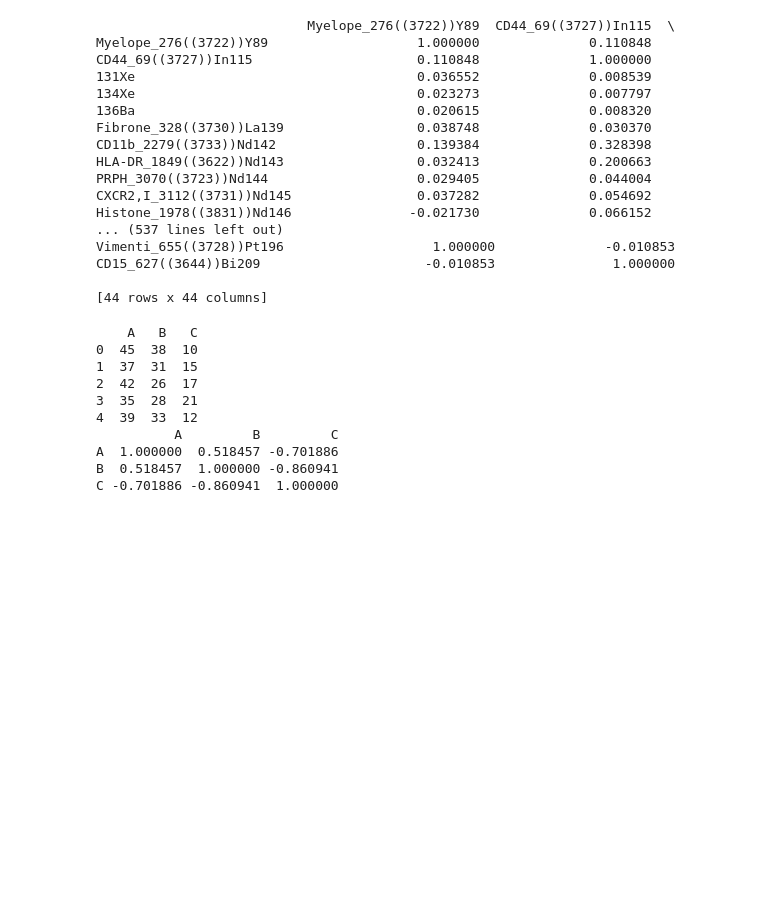
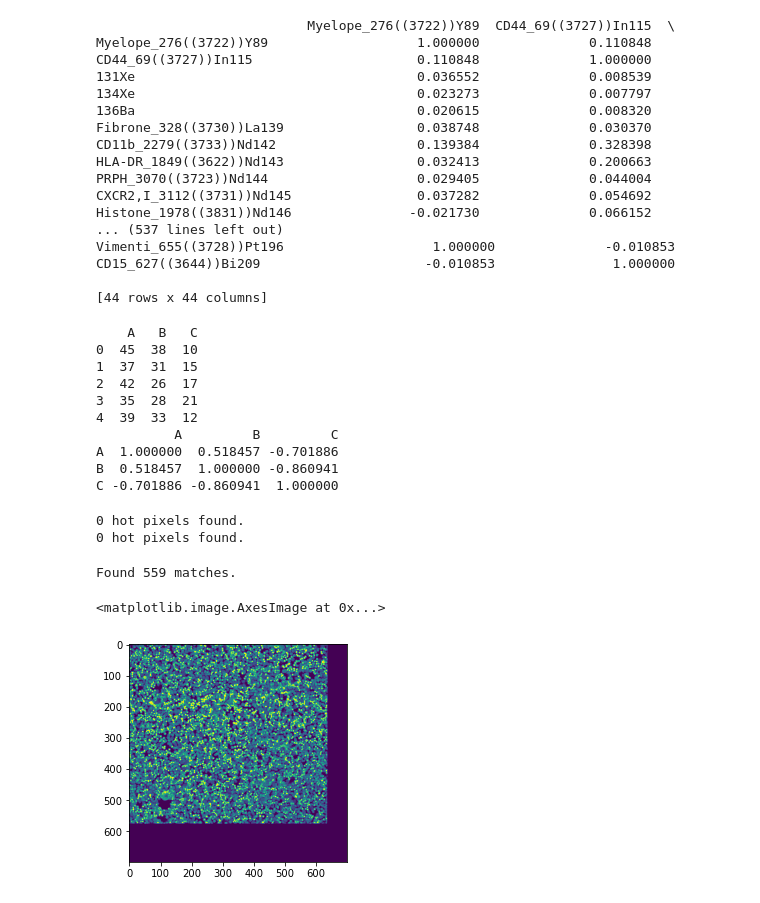
Before and after one commit to SimonBon/workflow, a Jupyter notebook: test.ipynb, the cells around one changed output. Drawn from its saved outputs; the diff is of its cells as text; code cells hidden in the pictures; blank space fills up the shorter version.

```diff
--- a/test.ipynb
+++ b/test.ipynb
@@ -94,0 +97,5 @@ class MappingSubclass(Mapping):
+# %%
+sample = "/Users/simongutwein/ccriod/OneDrive - CCRI/Github/Data/20211214_18-2600_BM"
+rois = Sample(sample)
+# %%
+roi = rois.rois[0]
@@ -94,0 +104,6 @@ class MappingSubclass(Mapping):
+# %%
+pp_if = pp.preprocess(roi.if_nuc)
+pp_imc = pp.preprocess(roi.imc_nuc)
+# %% [output]
+0 hot pixels found.
+0 hot pixels found.
@@ -94,0 +112,11 @@ class MappingSubclass(Mapping):
+# %%
+h = reg.find_matches(pp_if, pp_imc)
+transformed = reg.transform(pp_if, pp_imc, h)
+# %% [output]
+Found 559 matches.
+# %%
+import matplotlib.pyplot as plt
+plt.imshow(transformed)
+# %% [output]
+<matplotlib.image.AxesImage at 0x...>
+[figure, added]
```
Also changed, not shown: parts of 3 cells of this notebook, 3 other files.
